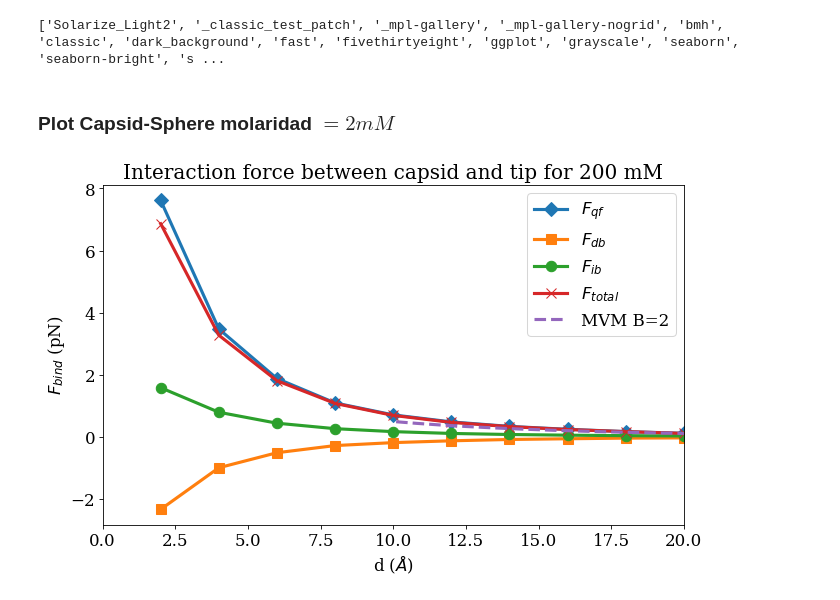
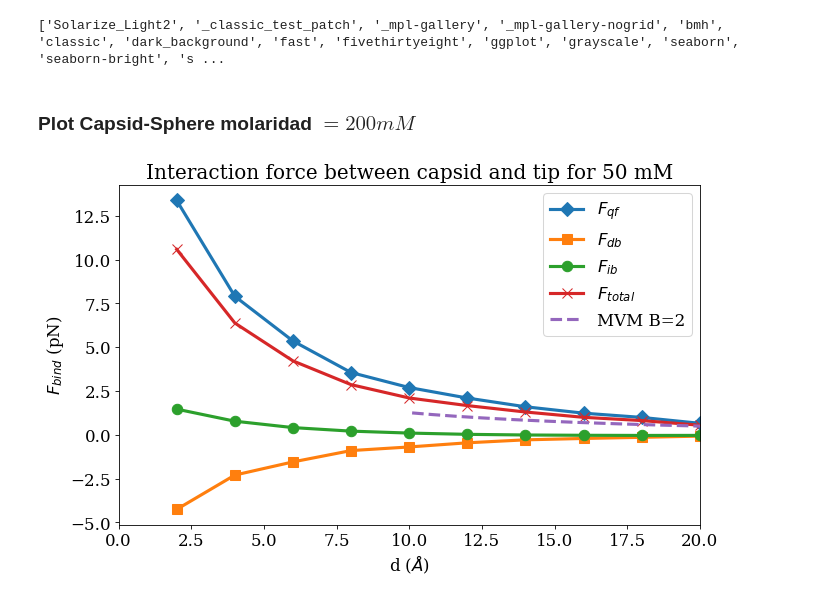
Before and after one commit to iaddison-smith/capsid_folds, a Jupyter notebook: Force_components_afmtip.ipynb, the cells around one changed output. Drawn from its saved outputs; the diff is of its cells as text; code cells hidden in the pictures.

```diff
--- a/Force_components_afmtip.ipynb
+++ b/Force_components_afmtip.ipynb
@@ -29,6 +29,16 @@ plt.rcParams['lines.markersize']=10
 #        0.09738683, 0.10265474, 0.1076652 , 0.11245263, 0.11704441,
 #        0.12146272, 0.12572586, 0.12984911, 0.1338454 , 0.13772578,
 #        0.14149979, 0.14517572])
+
+molar_data = [2,5,10,  20,  30,  40,  50,  60,  70,  80,  90, 100, 110, 120, 130, 140, 150, 160, 170, 180, 190, 200]
+
+kappa = np.array([0.01451757, 0.0229543 , 0.03246228, 0.04590859,
+        0.05622631, 0.06492456, 0.07258786, 0.07951602, 0.08588711,
+        0.09181719, 0.09738683, 0.10265474, 0.1076652 , 0.11245263,
+        0.11704441, 0.12146272, 0.12572586, 0.12984911, 0.1338454 ,
+        0.13772578, 0.14149979, 0.14517572])
+
+molar_to_kappa = dict(zip(molar_data, kappa))
 # %% [markdown]
 ## Functions
 # %%
@@ -205,7 +215,7 @@ for key, value in data_sim.items():
 # %% [markdown]
 ### Load simulation files
 # %%
-molar = '200'
+molar = '50'
 
 dist,fqf,_ = compute_force_qf_zika(data_sim[molar], units='pN')
 fdb, fib = get_boundary_forces(data_sim, molar)
@@ -228,28 +238,28 @@ print(plt.style.available)
 # %% [output]
 ['Solarize_Light2', '_classic_test_patch', '_mpl-gallery', '_mpl-gallery-nogrid', 'bmh', 'classic', 'dark_background', 'fast', 'fivethirtyeight', 'ggplot', 'grayscale', 'seaborn', 'seaborn-bright', 's ...
 # %% [markdown]
-### Plot Capsid-Sphere molaridad $= 2 mM$
+### Plot Capsid-Sphere molaridad $= 200 mM$
 # %%
 delta_fqf = (fqf.swapaxes(0,1)[0]-fqf.swapaxes(0,1)[0][-1])
 delta_fdb = (fdb.swapaxes(0,1)[0]-fdb.swapaxes(0,1)[0][-1])
 delta_fib = (fib.swapaxes(0,1)[0]-fib.swapaxes(0,1)[0][-1])
 dd = np.arange(394,434,0.1)
 
 plt.figure(figsize=(10,6),dpi=75)
 plt.grid()
 plt.plot(dist,-delta_fqf, marker='D',label='$F_{qf}$')
 plt.plot(dist,-delta_fdb, marker='s',label='$F_{db}$')
 plt.plot(dist,-delta_fib, marker='o',label='$F_{ib}$')
 plt.plot(dist,-F_terms.swapaxes(0,1)[0], marker='x',label='$F_{total}$')
-plt.plot(dd[1:]-384,forces_MVM(dd[1:]-384,2,k=0.14517572),label='MVM B=2',linestyle='--')
+plt.plot(dd[1:]-384,forces_MVM(dd[1:]-384,2,k=molar_to_kappa[int(molar)]),label='MVM B=2',linestyle='--')
 plt.grid()
 plt.xlim([0,20])
 plt.xlabel('d ($\AA$)');
 plt.ylabel('$F_{bind}$ (pN)')
 plt.legend()
-plt.savefig('plots\\interaction_force_afmtip_%d(mM).png' % int(molar),dpi=300, bbox_inches='tight')
+plt.savefig('plots\\interaction_force_afmtip_%d(mM).png' % int(molar),dpi=150, bbox_inches='tight')
 plt.title('Interaction force between capsid and tip for %d mM' % int(molar))
 plt.show()
 plt.close()
 # %% [output]
-[figure, old version]
+[figure, new version]
```
Also changed, not shown: parts of 2 cells of this notebook, 18 other files.
